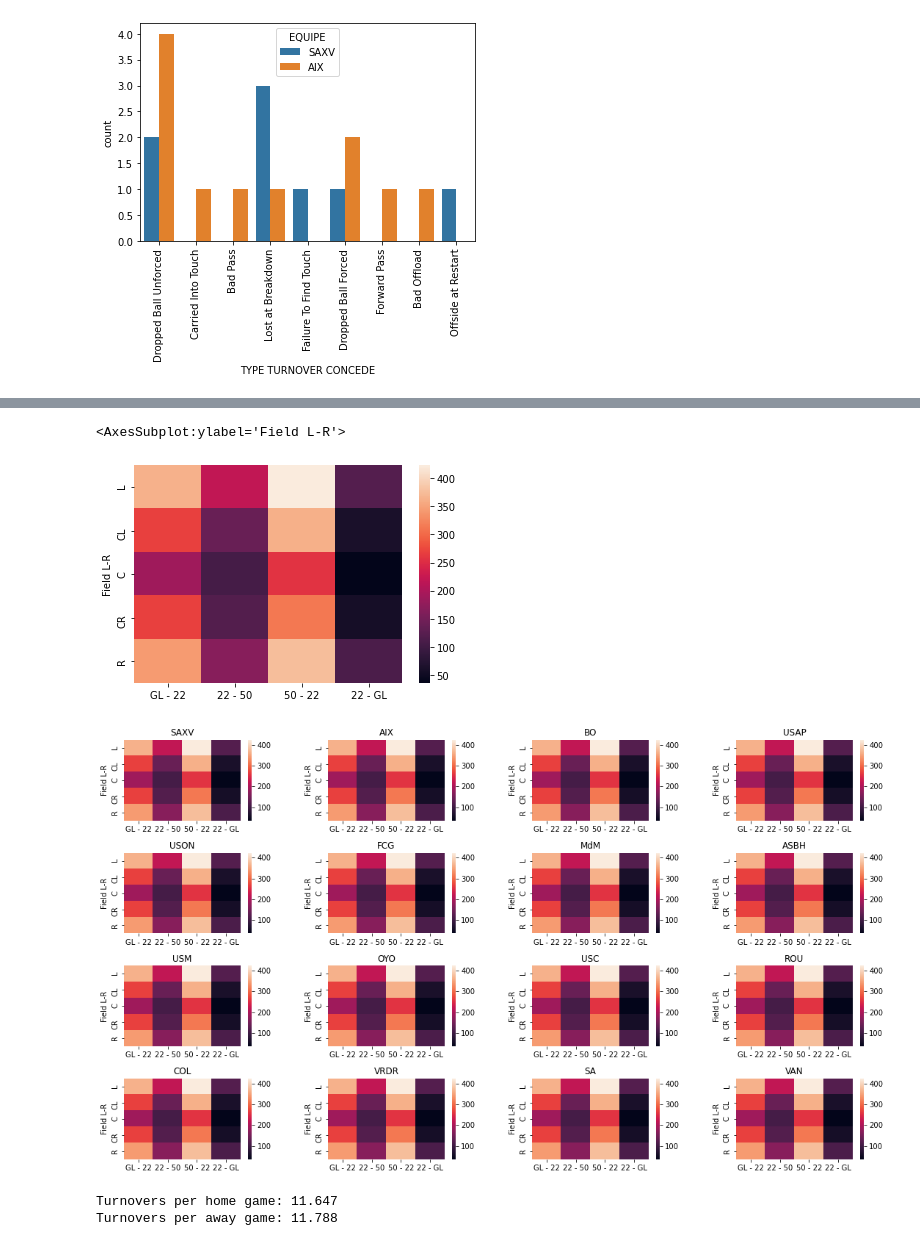
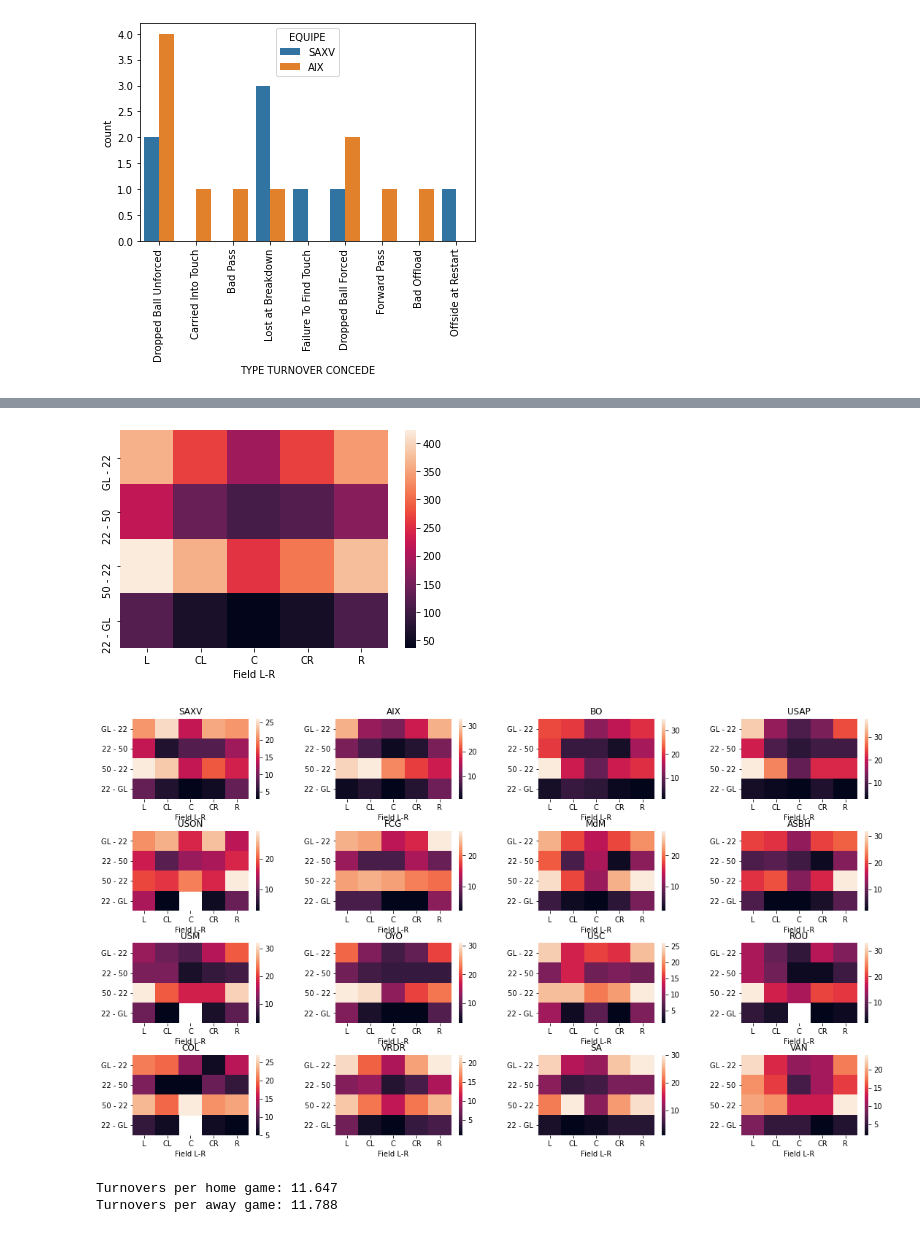
Before and after one commit to UCDPAIanSheridan/UCDPA_IanSheridan, a Jupyter notebook: MyProject.ipynb, the cells around one changed output, grey strips where cells are left out. Cells and saved outputs as stored; diff of their text form; code cells hidden in the pictures.

```diff
--- a/MyProject.ipynb
+++ b/MyProject.ipynb
@@ -240,15 +239,13 @@ for item in usap_types.get_xticklabels():
 # %%
-def get_heatmap(turnovers, ax=None):
+def get_heatmap(turnover, ax=None):
     pivoted = pd.pivot_table(turnover, values="DATE", index=["Field L-R"], columns=["Field Area"], aggfunc=len)
     # Get the columns/indices in the right order
     pivoted.columns = ['GL - 22', '22 - 50', '50 - 22', '22 - GL']
     pivoted = pivoted.reindex(['L', 'CL', 'C', 'CR', 'R'])
-    return sns.heatmap(pivoted, ax=ax)
-
-get_heatmap(turnovers)
+    return sns.heatmap(pivoted.T, ax=ax)
+a = get_heatmap(turnover)
 # %% [output]
-<AxesSubplot:ylabel='Field L-R'>
-[figure, old version]
+[figure, new version]
 # %%
 all_teams = turnover['EQUIPE'].unique()
 fig = plt.figure()
@@ -259,7 +256,7 @@ for i, team in enumerate(all_teams):
     ax.title.set_text(team)
     get_heatmap(turnover[turnover['EQUIPE'] == team], ax=ax)
 # %% [output]
-[figure, old version]
+[figure, new version]
 # %%
 def home_versus_away(turnover):
     home = round(turnover[turnover['DOMICILE'] == turnover ['EQUIPE']].groupby('iD MATCH').count()['DATE'].mean(), 3)
```
Also changed, not shown: parts of 3 cells of this notebook.
